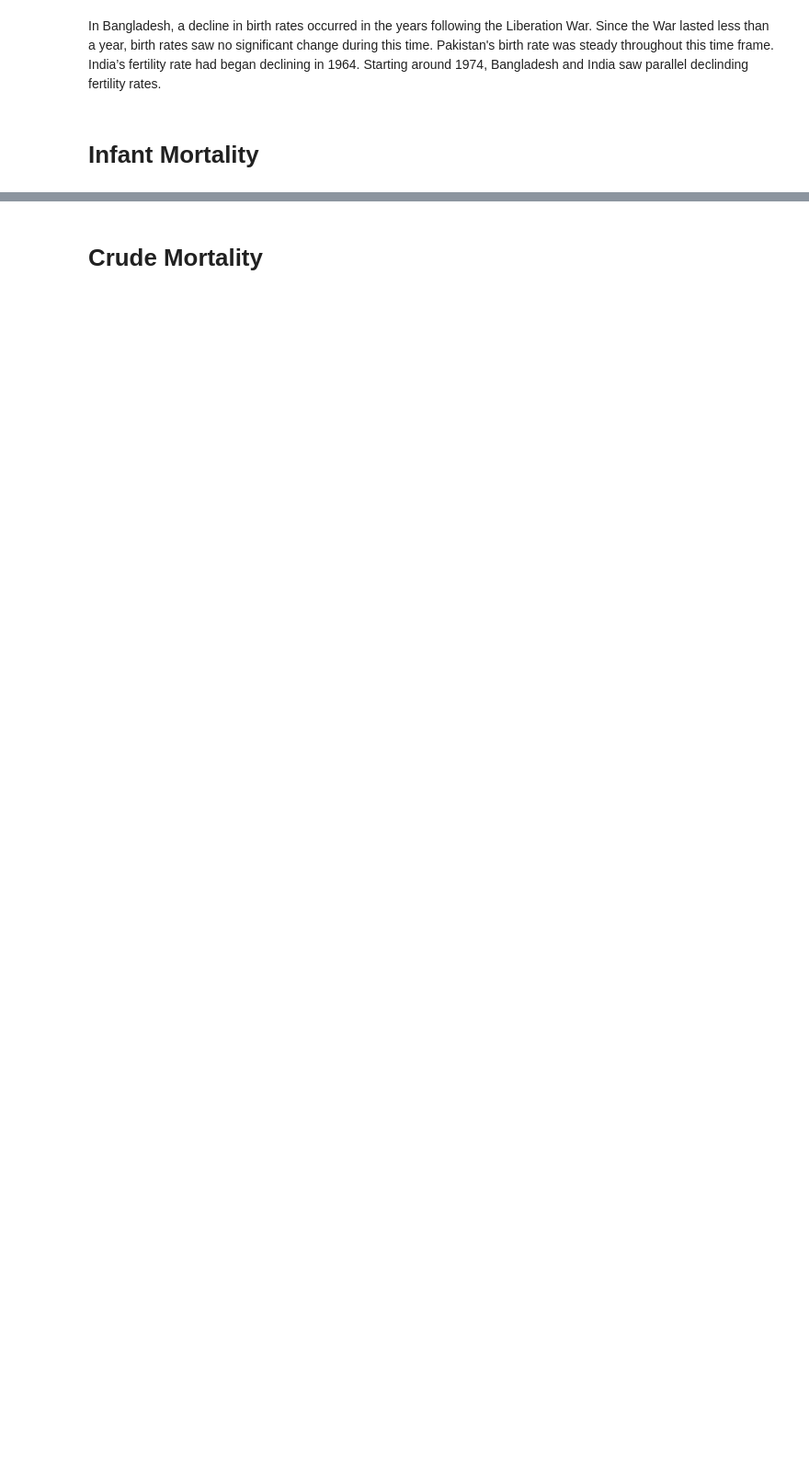
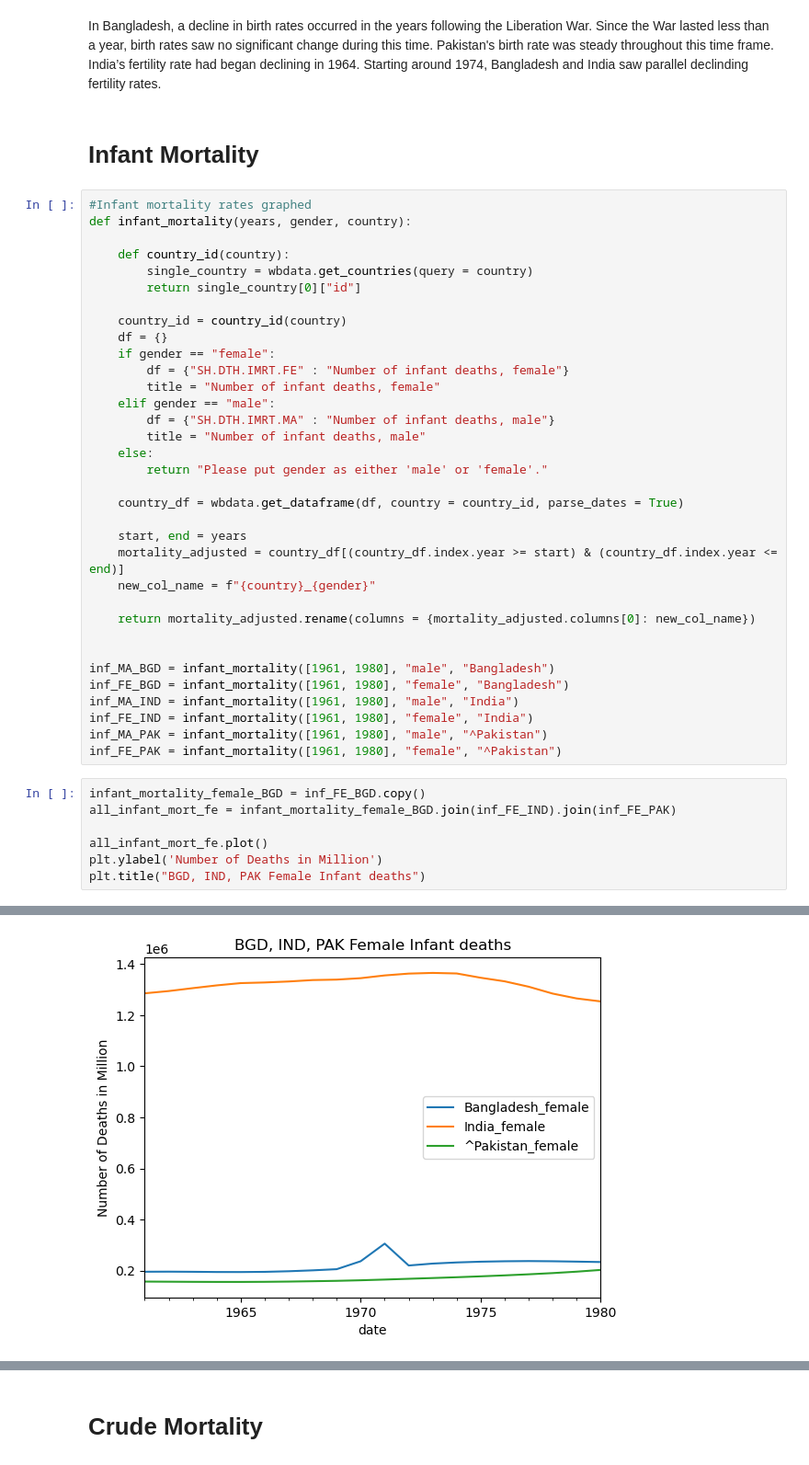
Before and after one commit to leannabaltonado/Dorothy-Thomas, a Jupyter notebook: Project_1_updated.ipynb, the cells around one changed output, grey strips where cells are left out. Shown at 92% size. Saved outputs shown, nothing was run; the diff lists cells and outputs as text; blank space fills up the shorter version.

```diff
--- a/Project_1_updated.ipynb
+++ b/Project_1_updated.ipynb
@@ -708,3 +708,45 @@ In Bangladesh, a decline in birth rates occurred in the years following the Libe
 India’s fertility rate had began declining in 1964.  Starting around 1974, Bangladesh and India saw parallel declinding fertility rates.
 # %% [markdown]
 # Infant Mortality
+# %%
+#Infant mortality rates graphed
+def infant_mortality(years, gender, country):
+
+    def country_id(country):
+        single_country = wbdata.get_countries(query = country)
+        return single_country[0]["id"]
+
+    country_id = country_id(country)
+    df = {}
+    if gender == "female":
+        df = {"SH.DTH.IMRT.FE" : "Number of infant deaths, female"}
+        title = "Number of infant deaths, female"
+    elif gender == "male":
+        df = {"SH.DTH.IMRT.MA" : "Number of infant deaths, male"}
+        title = "Number of infant deaths, male"
+    else:
+        return "Please put gender as either 'male' or 'female'."
+
+    country_df = wbdata.get_dataframe(df, country = country_id, parse_dates = True)
+
+    start, end = years
+    mortality_adjusted = country_df[(country_df.index.year >= start) & (country_df.index.year <= end)]
+    new_col_name = f"{country}_{gender}"
+
+    return mortality_adjusted.rename(columns = {mortality_adjusted.columns[0]: new_col_name})
+
+
+inf_MA_BGD = infant_mortality([1961, 1980], "male", "Bangladesh")
+inf_FE_BGD = infant_mortality([1961, 1980], "female", "Bangladesh")
+inf_MA_IND = infant_mortality([1961, 1980], "male", "India")
+inf_FE_IND = infant_mortality([1961, 1980], "female", "India")
+inf_MA_PAK = infant_mortality([1961, 1980], "male", "^Pakistan")
+inf_FE_PAK = infant_mortality([1961, 1980], "female", "^Pakistan")
+# %%
+infant_mortality_female_BGD = inf_FE_BGD.copy()
+all_infant_mort_fe = infant_mortality_female_BGD.join(inf_FE_IND).join(inf_FE_PAK)
+
+all_infant_mort_fe.plot()
+plt.ylabel('Number of Deaths in Million')
+plt.title("BGD, IND, PAK Female Infant deaths")
+# %% [output]
@@ -710,0 +754 @@ India’s fertility rate had began declining in 1964.  Starting around 1974, Ban
+[figure, added]
```
Also changed, not shown: parts of 6 cells of this notebook.
